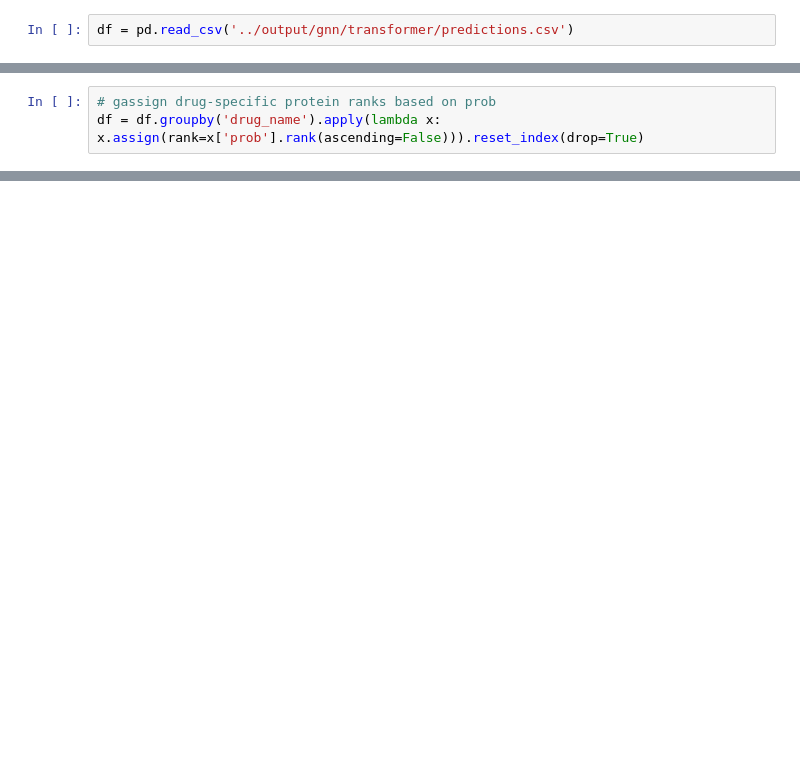
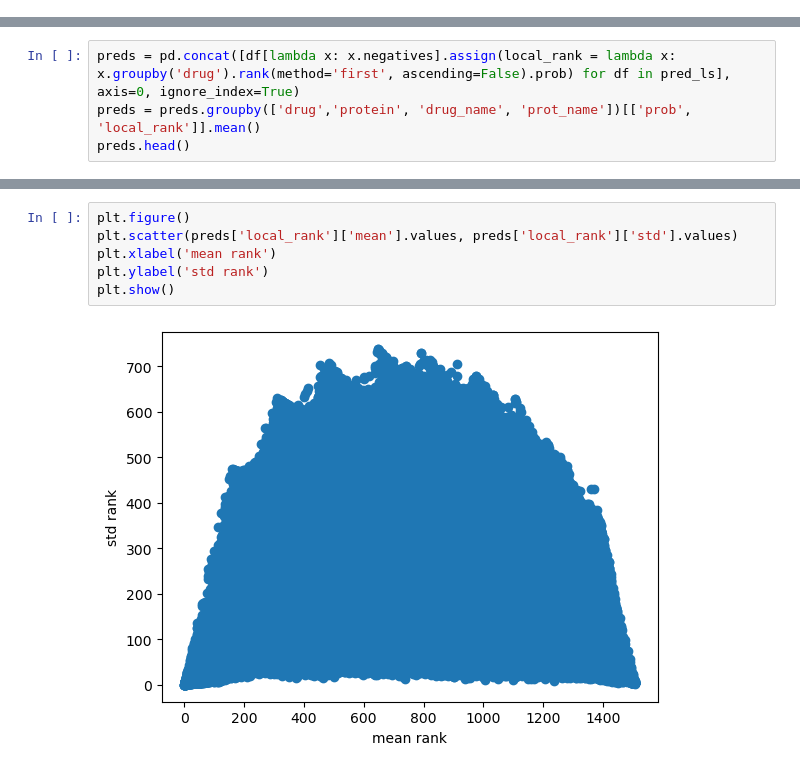
Before and after one commit to biodev/TKG-DTI, a Jupyter notebook: notebooks/_eval.ipynb, the cells around one changed output, grey strips where cells are left out. Saved outputs shown, nothing was run; the diff lists cells and outputs as text; blank space fills up the shorter version.

```diff
--- a/notebooks/_eval.ipynb
+++ b/notebooks/_eval.ipynb
@@ -21,2 +0,0 @@ from tkgdti.eval.evaluate import evaluate
-# %%
-df = pd.read_csv('../output/gnn/transformer/predictions.csv')
@@ -165,3 +0,0 @@ AP: 0.1262082469267114
-# %%
-# gassign drug-specific protein ranks based on prob
-df = df.groupby('drug_name').apply(lambda x: x.assign(rank=x['prob'].rank(ascending=False))).reset_index(drop=True)
@@ -275,0 +124,4 @@ plt.show()
+# %%
+preds = pd.concat([df[lambda x: x.negatives].assign(local_rank = lambda x: x.groupby('drug').rank(method='first', ascending=False).prob) for df in pred_ls], axis=0, ignore_index=True)
+preds = preds.groupby(['drug','protein', 'drug_name', 'prot_name'])[['prob', 'local_rank']].mean()
+preds.head()
@@ -275,0 +173,8 @@ plt.show()
+# %%
+plt.figure()
+plt.scatter(preds['local_rank']['mean'].values, preds['local_rank']['std'].values)
+plt.xlabel('mean rank')
+plt.ylabel('std rank')
+plt.show()
+# %% [output]
+[figure, added]
```
Also changed, not shown: parts of 59 cells of this notebook, 51 other files.
